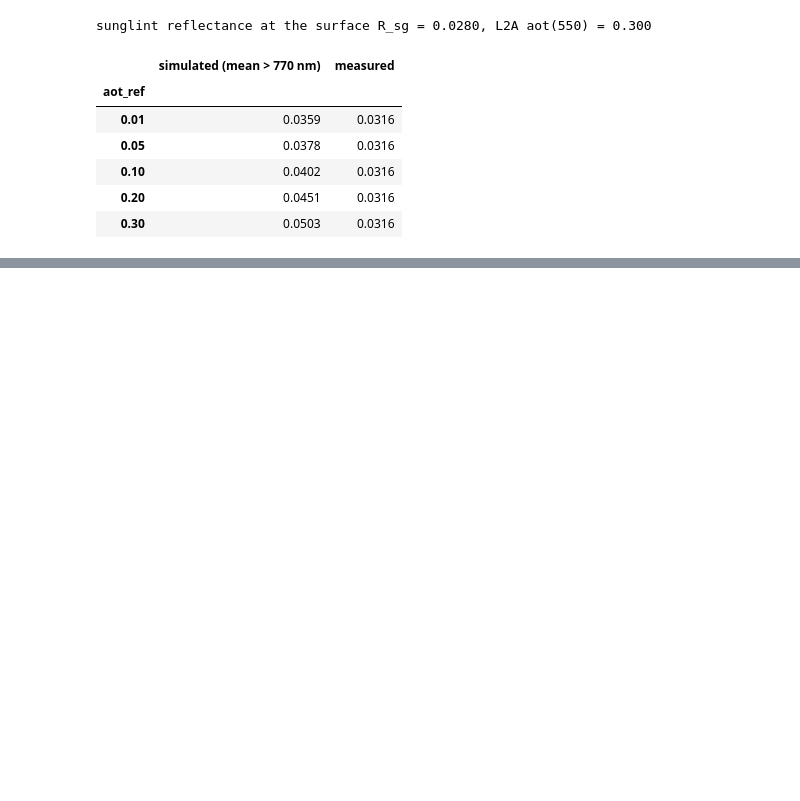
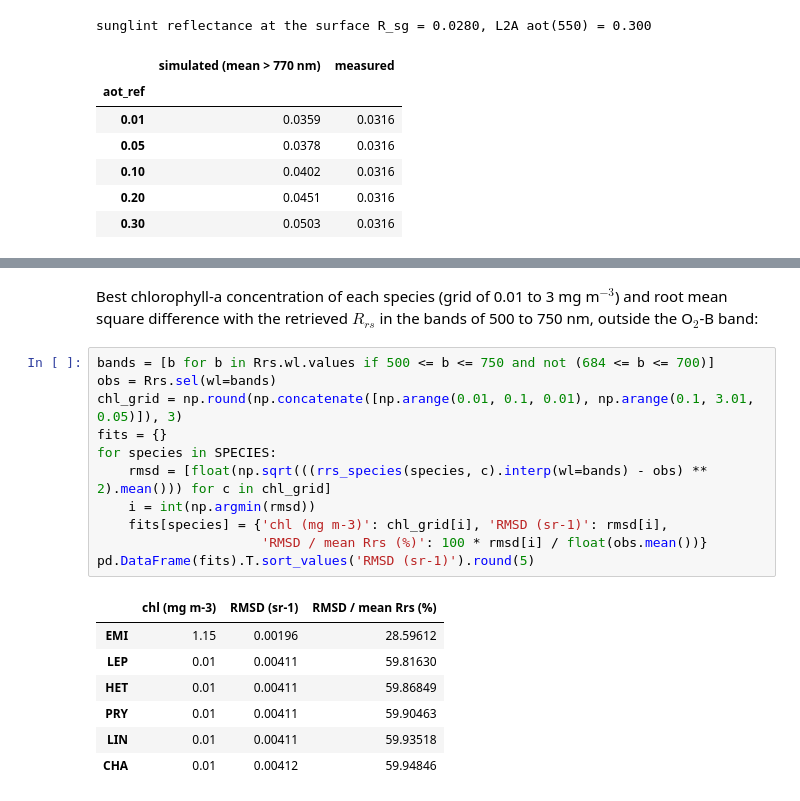
Before and after one commit to Tristanovsk/S3FLEX_ACaqua, a Jupyter notebook: notebook/atbd_v1.1_figures.ipynb, the cells around one changed output, grey strips where cells are left out. Drawn from its saved outputs; the diff is of its cells as text; blank space fills up the shorter version.

```diff
--- a/notebook/atbd_v1.1_figures.ipynb
+++ b/notebook/atbd_v1.1_figures.ipynb
@@ -340,0 +409,22 @@ sunglint reflectance at the surface R_sg = 0.0280, L2A aot(550) = 0.300
+# %% [markdown]
+Best chlorophyll-a concentration of each species (grid of 0.01 to 3 mg m$^{-3}$) and root mean square difference
+with the retrieved $R_{rs}$ in the bands of 500 to 750 nm, outside the O$_2$-B band:
+# %%
+bands = [b for b in Rrs.wl.values if 500 <= b <= 750 and not (684 <= b <= 700)]
+obs = Rrs.sel(wl=bands)
+chl_grid = np.round(np.concatenate([np.arange(0.01, 0.1, 0.01), np.arange(0.1, 3.01, 0.05)]), 3)
+fits = {}
+for species in SPECIES:
+    rmsd = [float(np.sqrt(((rrs_species(species, c).interp(wl=bands) - obs) ** 2).mean())) for c in chl_grid]
+    i = int(np.argmin(rmsd))
+    fits[species] = {'chl (mg m-3)': chl_grid[i], 'RMSD (sr-1)': rmsd[i],
+                     'RMSD / mean Rrs (%)': 100 * rmsd[i] / float(obs.mean())}
+pd.DataFrame(fits).T.sort_values('RMSD (sr-1)').round(5)
+# %% [output]
+|  | chl (mg m-3) | RMSD (sr-1) | RMSD / mean Rrs (%) |
+| EMI | 1.15 | 0.00196 | 28.59612 |
+| LEP | 0.01 | 0.00411 | 59.81630 |
+| HET | 0.01 | 0.00411 | 59.86849 |
+| PRY | 0.01 | 0.00411 | 59.90463 |
+| LIN | 0.01 | 0.00411 | 59.93518 |
+| CHA | 0.01 | 0.00412 | 59.94846 |
```
Also changed, not shown: parts of 2 cells of this notebook.
